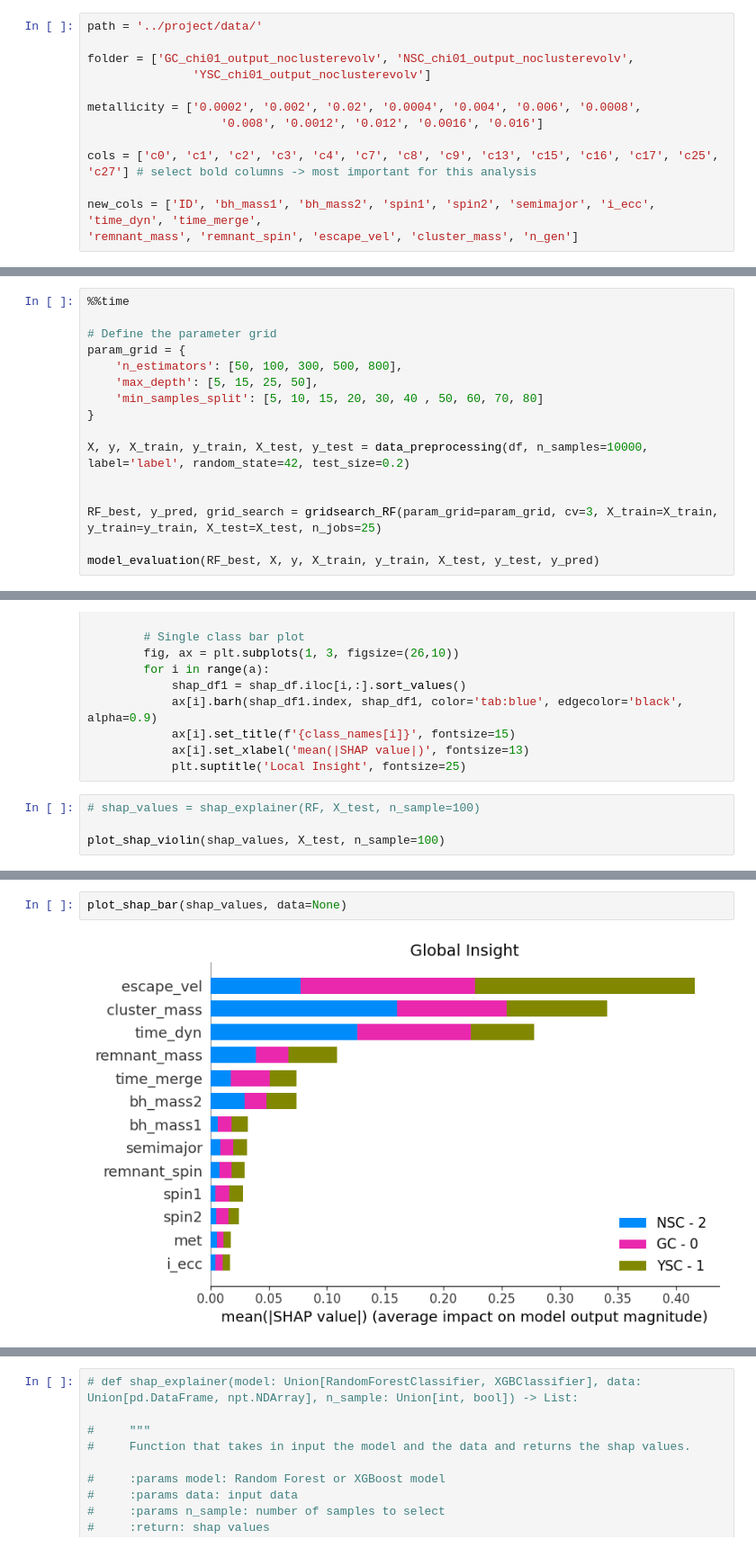
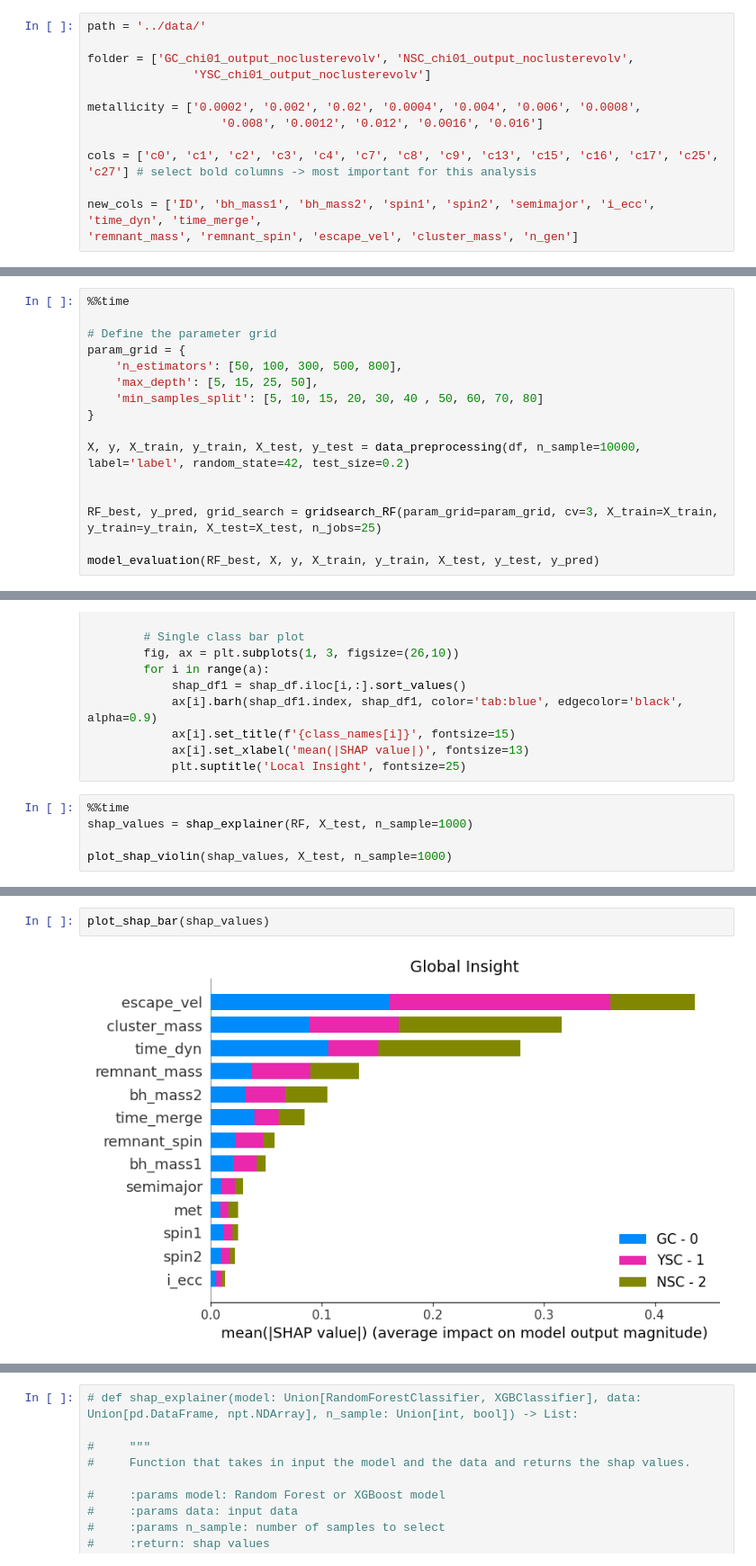
Before and after one commit to EugeniaBoccanera/hm_bbh, a Jupyter notebook: project_v1.ipynb, the cells around one changed output, grey strips where cells are left out. Shown at 90% size. Cells and saved outputs as stored; diff of their text form.

Commit message:
test GS-RF + plots

```diff
--- a/project_v1.ipynb
+++ b/project_v1.ipynb
@@ -209,7 +209,7 @@ def get_label_ngen(df: pl.DataFrame) -> pl.DataFrame:
 
     return df
 # %%
-path = '../project/data/'
+path = '../data/'
 
 folder = ['GC_chi01_output_noclusterevolv', 'NSC_chi01_output_noclusterevolv',
                'YSC_chi01_output_noclusterevolv']
@@ -561,7 +566,7 @@ param_grid = {
     'min_samples_split': [5, 10, 15, 20, 30, 40 , 50, 60, 70, 80]
 }
 
-X, y, X_train, y_train, X_test, y_test = data_preprocessing(df, n_samples=10000, label='label', random_state=42, test_size=0.2)
+X, y, X_train, y_train, X_test, y_test = data_preprocessing(df, n_sample=10000, label='label', random_state=42, test_size=0.2)
 
 
 RF_best, y_pred, grid_search = gridsearch_RF(param_grid=param_grid, cv=3, X_train=X_train, y_train=y_train, X_test=X_test, n_jobs=25)
@@ -750,7 +775,8 @@ def plot_shap_bar(shap_values: npt.NDArray) -> None:
             ax[i].set_xlabel('mean(|SHAP value|)', fontsize=13)
             plt.suptitle('Local Insight', fontsize=25)
 # %%
-# shap_values = shap_explainer(RF, X_test, n_sample=100)
+%%time
+shap_values = shap_explainer(RF, X_test, n_sample=1000)
 
-plot_shap_violin(shap_values, X_test, n_sample=100)
+plot_shap_violin(shap_values, X_test, n_sample=1000)
 # %% [output]
@@ -758,4 +786,4 @@ plot_shap_violin(shap_values, X_test, n_sample=100)
 # %%
-plot_shap_bar(shap_values, data=None)
+plot_shap_bar(shap_values)
 # %% [output]
-[figure, old version]
+[figure, new version]
```
Also changed, not shown: parts of 7 cells of this notebook.
